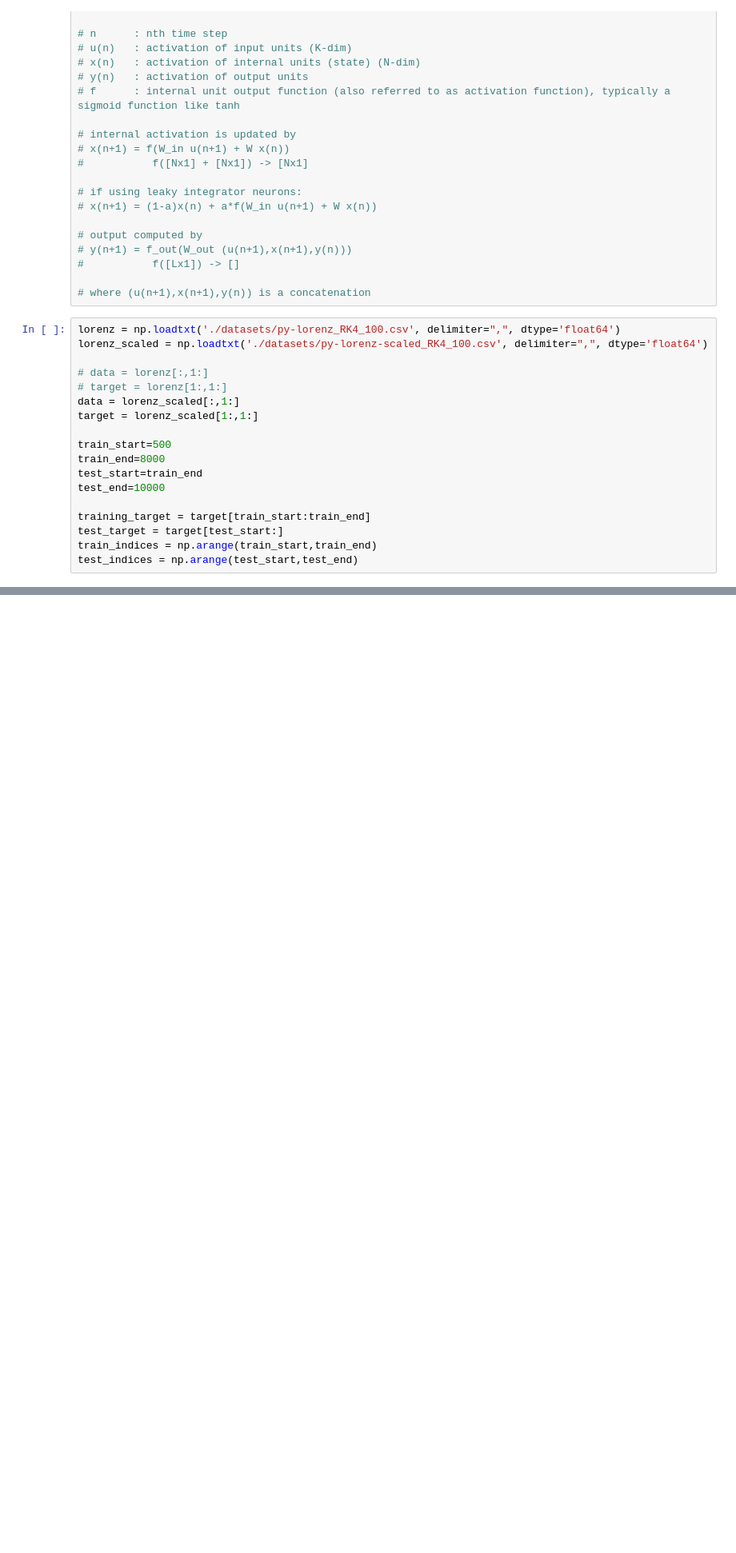
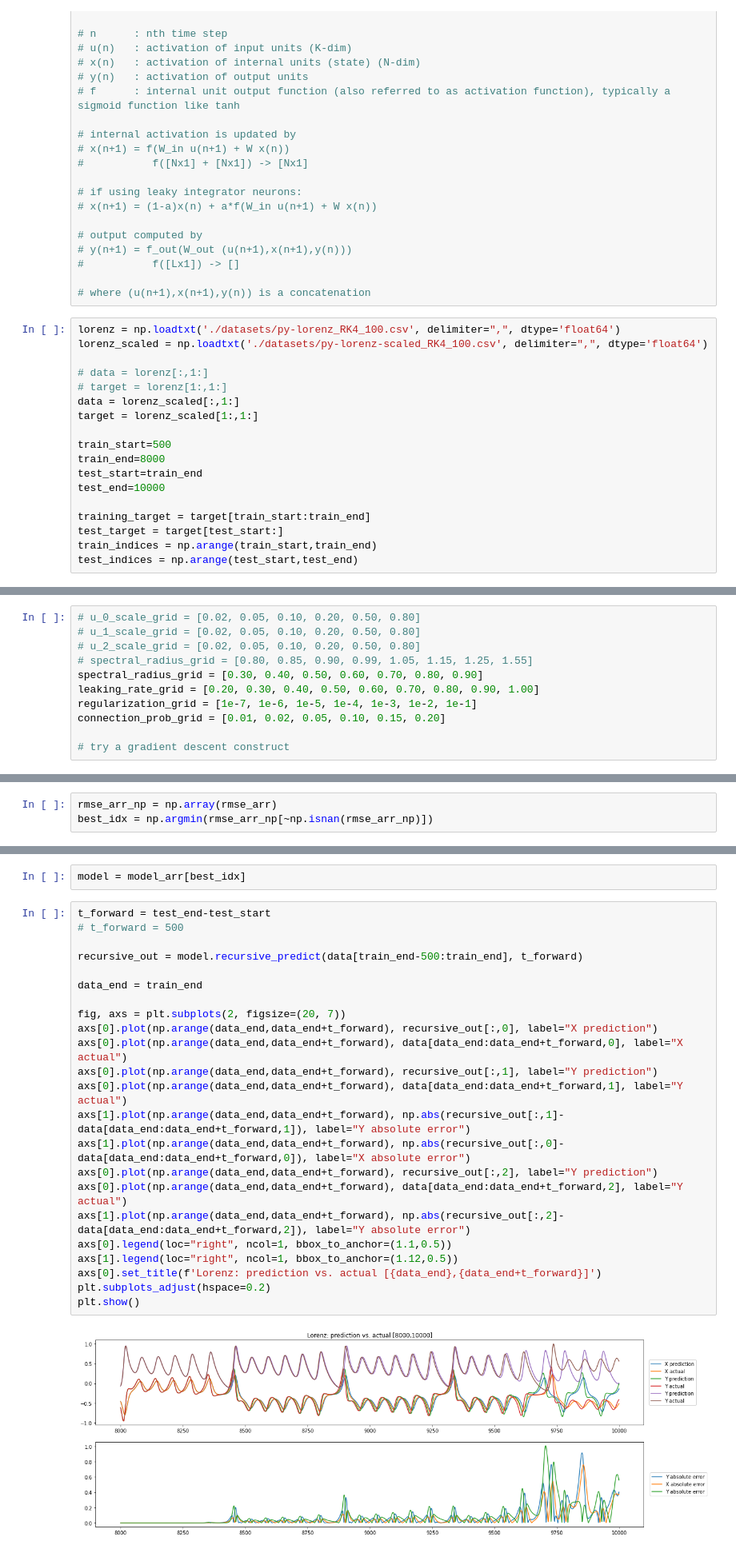
Before and after one commit to samuelhocking/chaotic-ml, a Jupyter notebook: ESN-Prediction.ipynb, the cells around one changed output, grey strips where cells are left out. Shown at 80% size. Saved outputs shown, nothing was run; the diff lists cells and outputs as text; blank space fills up the shorter version.

```diff
--- a/ESN-Prediction.ipynb
+++ b/ESN-Prediction.ipynb
@@ -61,0 +65,11 @@ test_indices = np.arange(test_start,test_end)
+# %%
+# u_0_scale_grid = [0.02, 0.05, 0.10, 0.20, 0.50, 0.80]
+# u_1_scale_grid = [0.02, 0.05, 0.10, 0.20, 0.50, 0.80]
+# u_2_scale_grid = [0.02, 0.05, 0.10, 0.20, 0.50, 0.80]
+# spectral_radius_grid = [0.80, 0.85, 0.90, 0.99, 1.05, 1.15, 1.25, 1.55]
+spectral_radius_grid = [0.30, 0.40, 0.50, 0.60, 0.70, 0.80, 0.90]
+leaking_rate_grid = [0.20, 0.30, 0.40, 0.50, 0.60, 0.70, 0.80, 0.90, 1.00]
+regularization_grid = [1e-7, 1e-6, 1e-5, 1e-4, 1e-3, 1e-2, 1e-1]
+connection_prob_grid = [0.01, 0.02, 0.05, 0.10, 0.15, 0.20]
+
+# try a gradient descent construct
@@ -61,0 +121,3 @@ test_indices = np.arange(test_start,test_end)
+# %%
+rmse_arr_np = np.array(rmse_arr)
+best_idx = np.argmin(rmse_arr_np[~np.isnan(rmse_arr_np)])
@@ -61,0 +132,27 @@ test_indices = np.arange(test_start,test_end)
+# %%
+model = model_arr[best_idx]
+# %%
+t_forward = test_end-test_start
+# t_forward = 500
+
+recursive_out = model.recursive_predict(data[train_end-500:train_end], t_forward)
+
+data_end = train_end
+
+fig, axs = plt.subplots(2, figsize=(20, 7))
+axs[0].plot(np.arange(data_end,data_end+t_forward), recursive_out[:,0], label="X prediction")
+axs[0].plot(np.arange(data_end,data_end+t_forward), data[data_end:data_end+t_forward,0], label="X actual")
+axs[0].plot(np.arange(data_end,data_end+t_forward), recursive_out[:,1], label="Y prediction")
+axs[0].plot(np.arange(data_end,data_end+t_forward), data[data_end:data_end+t_forward,1], label="Y actual")
+axs[1].plot(np.arange(data_end,data_end+t_forward), np.abs(recursive_out[:,1]-data[data_end:data_end+t_forward,1]), label="Y absolute error")
+axs[1].plot(np.arange(data_end,data_end+t_forward), np.abs(recursive_out[:,0]-data[data_end:data_end+t_forward,0]), label="X absolute error")
+axs[0].plot(np.arange(data_end,data_end+t_forward), recursive_out[:,2], label="Y prediction")
+axs[0].plot(np.arange(data_end,data_end+t_forward), data[data_end:data_end+t_forward,2], label="Y actual")
+axs[1].plot(np.arange(data_end,data_end+t_forward), np.abs(recursive_out[:,2]-data[data_end:data_end+t_forward,2]), label="Y absolute error")
+axs[0].legend(loc="right", ncol=1, bbox_to_anchor=(1.1,0.5))
+axs[1].legend(loc="right", ncol=1, bbox_to_anchor=(1.12,0.5))
+axs[0].set_title(f'Lorenz: prediction vs. actual [{data_end},{data_end+t_forward}]')
+plt.subplots_adjust(hspace=0.2)
+plt.show()
+# %% [output]
+[figure, added]
```
Also changed, not shown: parts of 22 cells of this notebook, 4 other files.
